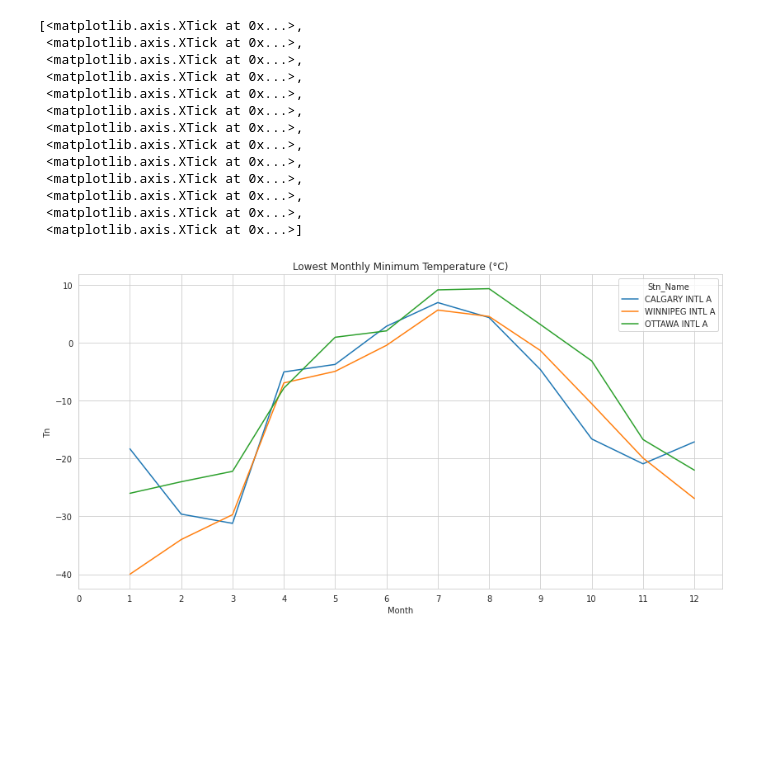
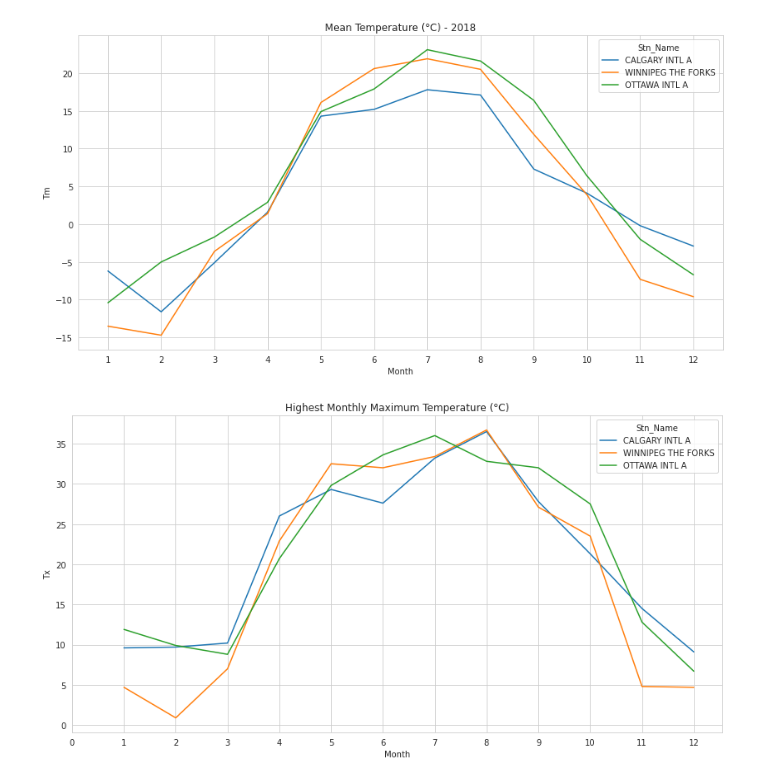
Before and after one commit to tmontovaneli/canada_weather_ds, a Jupyter notebook: Canada_wheater.ipynb, the cells around one changed output. Saved outputs shown, nothing was run; the diff lists cells and outputs as text; code cells hidden in the pictures; blank space fills up the shorter version.

```diff
--- a/Canada_wheater.ipynb
+++ b/Canada_wheater.ipynb
@@ -28,7 +0,0 @@ ax.plot()
-# %%
-plt.figure(figsize=(14, 7))
-
-# Highest Monthly Maximum Temperature (°C)
-ax = sns.lineplot(data=stations, x="Month", y="Tx", hue="Stn_Name")
-ax.set_title('Highest Monthly Maximum Temperature (°C)')
-ax.set_xticks(range(length))
@@ -50,22 +1,6 @@ ax.set_xticks(range(length))
-# %%
-plt.figure(figsize=(14, 7))
-
-# Lowest Monthly Minimum Temperature (°C)
-ax = sns.lineplot(data=stations, x="Month", y="Tn", hue="Stn_Name")
-ax.set_title('Lowest Monthly Minimum Temperature (°C)')
-ax.set_xticks(range(length))
-# %% [output]
-[<matplotlib.axis.XTick at 0x...>,
- <matplotlib.axis.XTick at 0x...>,
- <matplotlib.axis.XTick at 0x...>,
- <matplotlib.axis.XTick at 0x...>,
- <matplotlib.axis.XTick at 0x...>,
- <matplotlib.axis.XTick at 0x...>,
- <matplotlib.axis.XTick at 0x...>,
- <matplotlib.axis.XTick at 0x...>,
- <matplotlib.axis.XTick at 0x...>,
- <matplotlib.axis.XTick at 0x...>,
- <matplotlib.axis.XTick at 0x...>,
- <matplotlib.axis.XTick at 0x...>,
- <matplotlib.axis.XTick at 0x...>]
-[figure, removed]
+# %%
+import pandas as pd
+import seaborn as sns
+from matplotlib import pyplot as plt
+
+data_file = "https://raw.githubusercontent.com/tmontovaneli/canada_weather_ds/main/data/merged/canada_weather.csv"
@@ -71,0 +49,17 @@ ax.set_xticks(range(length))
+# %%
+# Mean
+ds = load_file()
+
+year = 2018
+
+ds = query_by_year(ds, year)
+
+# mean
+plot_mean_temperature(ds, year)
+# %% [output]
+[figure, added]
+# %%
+# max temperature
+plot_max_temperature(ds)
+# %% [output]
+[figure, added]
```
Also changed, not shown: parts of 5 cells of this notebook.
